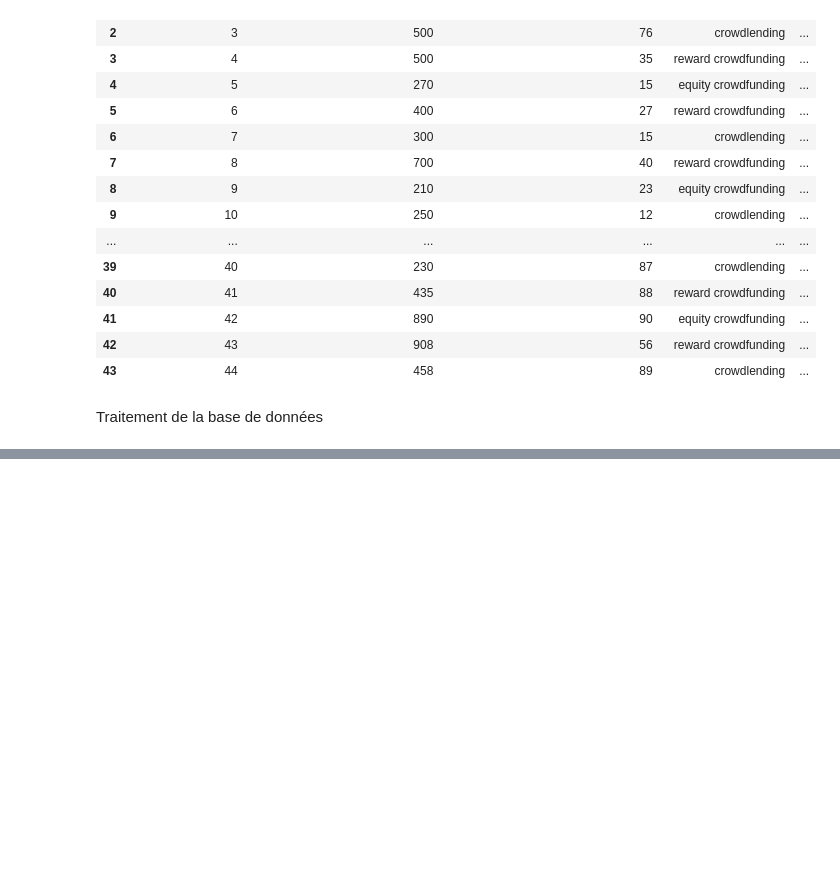
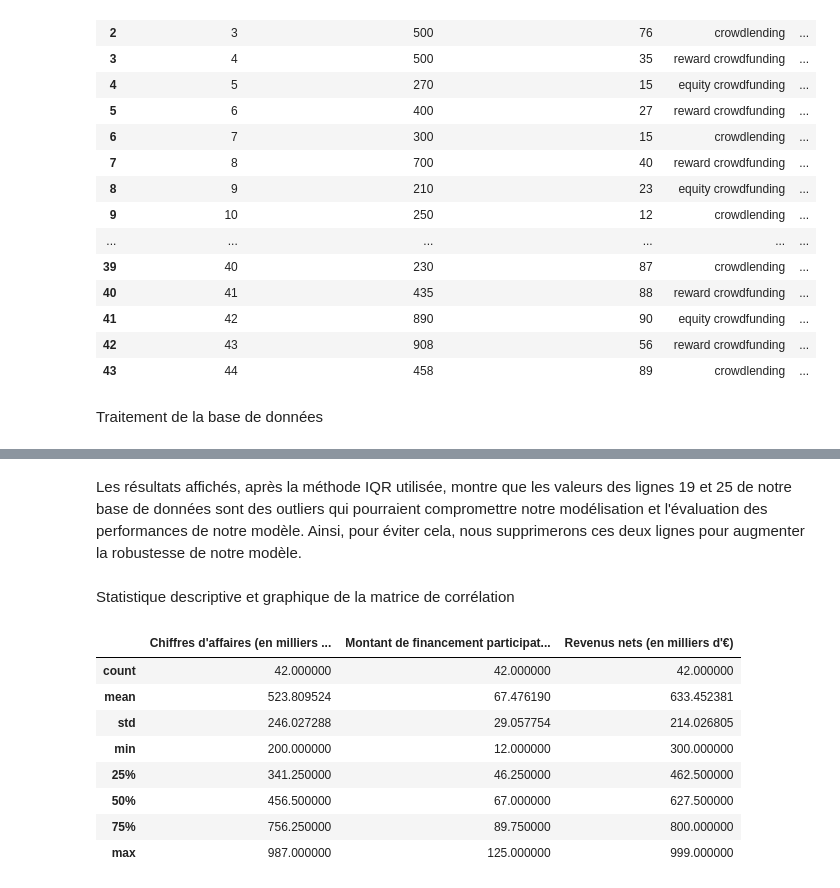
Before and after one commit to Abdiasarsene/Data-analysis, a Jupyter notebook: Analyses des données/crowdfunding.ipynb, the cells around one changed output, grey strips where cells are left out. Drawn from its saved outputs; the diff is of its cells as text; code cells hidden in the pictures; blank space fills up the shorter version.

```diff
--- a/Analyses des données/crowdfunding.ipynb
+++ b/Analyses des données/crowdfunding.ipynb
@@ -61,0 +109,2 @@ duplicatedata
+# %% [markdown]
+Les résultats affichés, après la méthode IQR utilisée, montre que les valeurs des lignes 19 et 25 de notre base de données sont des outliers qui pourraient  compromettre  notre modélisation et l'évaluation des performances de notre modèle. Ainsi, pour éviter cela, nous supprimerons ces deux lignes pour augmenter la robustesse de notre modèle.
@@ -61,0 +114,16 @@ duplicatedata
+# %% [markdown]
+Statistique descriptive et graphique de la matrice de corrélation
+# %%
+#afficher la statistique
+stat=unknowndata.describe()
+stat
+# %% [output]
+|  | Chiffres d'affaires (en milliers ... | Montant de financement participat... | Revenus nets (en milliers d'€) |
+| count | 42.000000 | 42.000000 | 42.000000 |
+| mean | 523.809524 | 67.476190 | 633.452381 |
+| std | 246.027288 | 29.057754 | 214.026805 |
+| min | 200.000000 | 12.000000 | 300.000000 |
+| 25% | 341.250000 | 46.250000 | 462.500000 |
+| 50% | 456.500000 | 67.000000 | 627.500000 |
+| 75% | 756.250000 | 89.750000 | 800.000000 |
+| max | 987.000000 | 125.000000 | 999.000000 |
```
Also changed, not shown: parts of 8 cells of this notebook, 1 other file.
